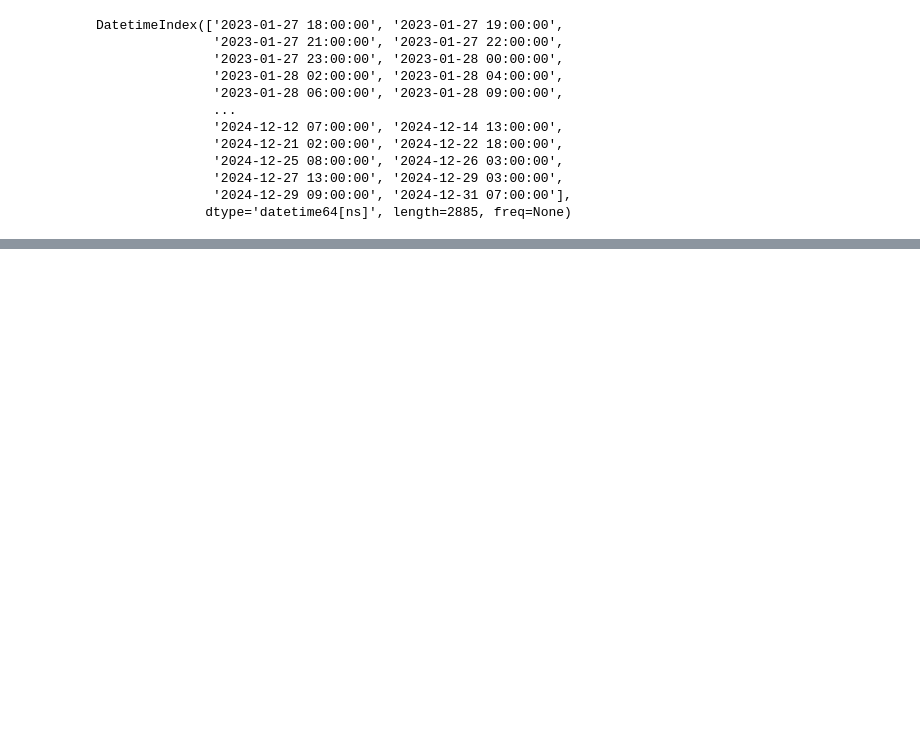
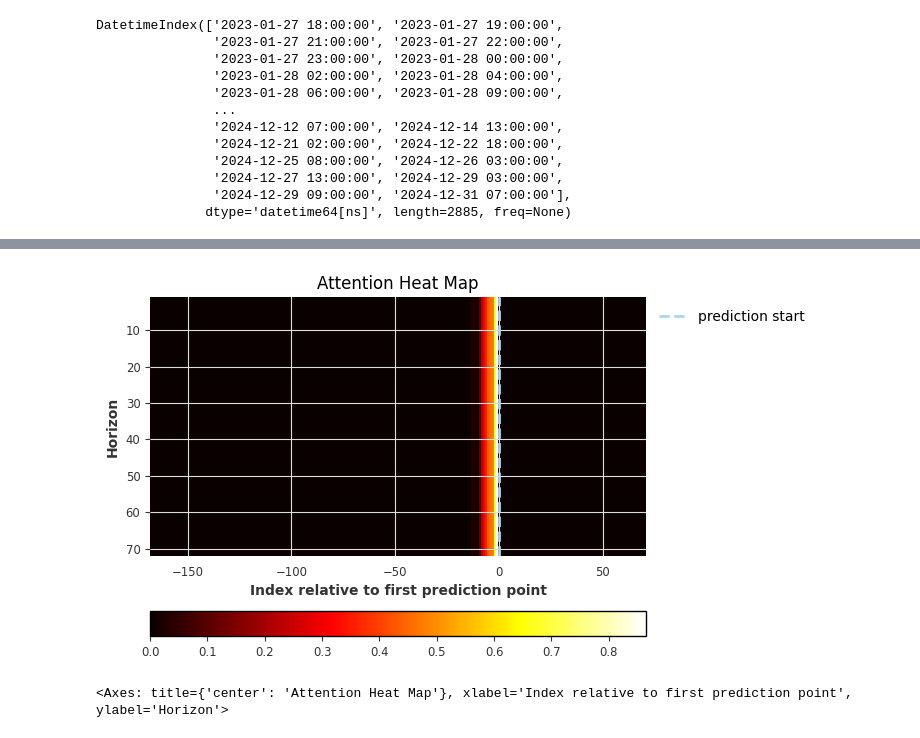
Before and after one commit to Angelaa6/Statapp, a Jupyter notebook: TFT with covariates.ipynb, the cells around one changed output, grey strips where cells are left out. Saved outputs shown, nothing was run; the diff lists cells and outputs as text; code cells hidden in the pictures; blank space fills up the shorter version.

```diff
--- a/TFT with covariates.ipynb
+++ b/TFT with covariates.ipynb
@@ -305,0 +323,5 @@ Attributes:
+# %%
+explainer.plot_attention(explainability_result, plot_type="heatmap")
+# %% [output]
+[figure, added]
+<Axes: title={'center': 'Attention Heat Map'}, xlabel='Index relative to first prediction point', ylabel='Horizon'>
```
Also changed, not shown: parts of 14 cells of this notebook, 1 other file.
